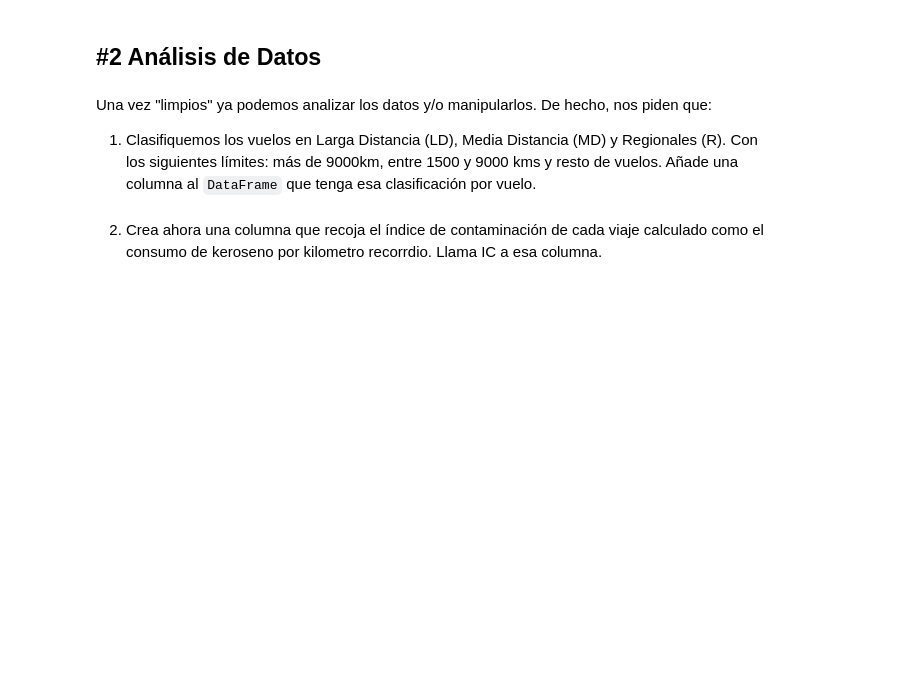
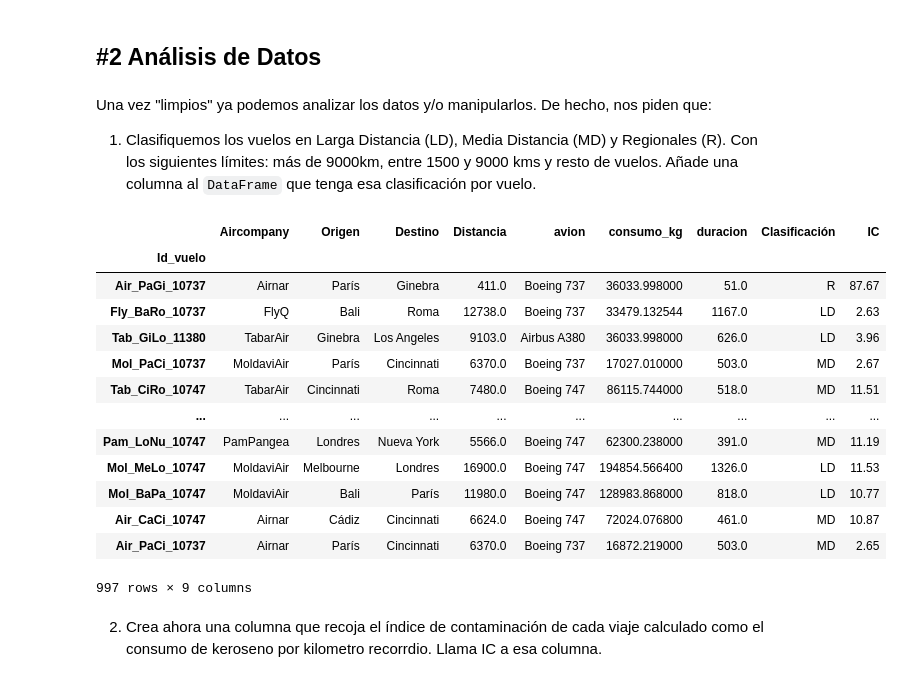
Before and after one commit to somm14/ONLINE_DS_THEBRIDGE_Soraya_M, a Jupyter notebook: 02_Programación_y_herramientas_avanzadas/Sprint_4/Unidad_2/Prueba_Obligatoria/18_Practica_Obligatoria_Pandas_II.ipynb, the cells around one changed output. Cells and saved outputs as stored; diff of their text form; code cells hidden in the pictures; blank space fills up the shorter version.

```diff
--- a/02_Programación_y_herramientas_avanzadas/Sprint_4/Unidad_2/Prueba_Obligatoria/18_Practica_Obligatoria_Pandas_II.ipynb
+++ b/02_Programación_y_herramientas_avanzadas/Sprint_4/Unidad_2/Prueba_Obligatoria/18_Practica_Obligatoria_Pandas_II.ipynb
@@ -133,0 +278,5 @@ La compañia que tiene más duplicados es MoldaviAir
+# %%
+df_viajes_aereos_2 = df_viajes_aereos_2.dropna(thresh=len(df_viajes_aereos.columns) - 2) #Aquí esta eliminando filas con más de dos valores NaN
+df_viajes_aereos_2
+
+#El resultado ha eliminad justo tres filas como lo que se averiguó en la anterior celda
@@ -136,2 +324,10 @@ La compañia que tiene más duplicados es MoldaviAir
 # %% [markdown]
 5. Sustituye los valores nulos por valores medios en las columnas numéricas que no puedas reconstruir. Se valorará hacerlo con más precisión que utilizar la media global, ¿se te ocurre como hacerlo más preciso?
+# %%
+# Es muy parecido cómo lo realicé en el apartado 1.1 de esta práctica pero ahora voy a sustituir los valores por la mediana.
+df_viajes_aereos_2.loc[df_viajes_aereos_2["duracion"].isna(), "duracion"] = df_viajes_aereos_2["duracion"].median()
+df_viajes_aereos_2.loc[df_viajes_aereos_2["Distancia"].isna(), "Distancia"] = df_viajes_aereos_2["Distancia"].median()
+df_viajes_aereos_2["consumo_kg"] = df_viajes_aereos_2["consumo_kg"].apply(reemplaza) # Aplico la función que cree en ese apartado para volver a sustuir las comas por los puntos
+df_viajes_aereos_2.loc[df_viajes_aereos_2["consumo_kg"].isna(), "consumo_kg"] = df_viajes_aereos_2["consumo_kg"].median()
+
+df_viajes_aereos_2.info() # No se muestran elementos nulos
@@ -141,0 +385,9 @@ La compañia que tiene más duplicados es MoldaviAir
+# %%
+def palabras_correctas (destino):
+    minusculas = destino.lower()
+    primera_mayus = minusculas.title()
+    return primera_mayus
+
+df_viajes_aereos_2["Destino"] = df_viajes_aereos_2["Destino"].apply(palabras_correctas)
+
+df_viajes_aereos_2["Destino"].unique()
@@ -145,5 +401,34 @@ La compañia que tiene más duplicados es MoldaviAir
 Una vez "limpios" ya podemos analizar los datos y/o manipularlos. De hecho, nos piden que:
 
 1. Clasifiquemos los vuelos en Larga Distancia (LD), Media Distancia (MD) y Regionales (R). Con los siguientes límites: más de 9000km, entre 1500 y 9000 kms y resto de vuelos. Añade una columna al `DataFrame` que tenga esa clasificación por vuelo.
+# %%
+df_viajes_aereos = df_viajes_aereos_2
+
+def tipo_distancia(distancia): # Creo la función
+    if distancia > 9000:
+        clasificacion = "LD"
+    elif distancia >= 1500:
+        clasificacion = "MD"
+    else:
+        clasificacion = "R"
+    return clasificacion
+# %%
+df_viajes_aereos["Clasificación"] = df_viajes_aereos["Distancia"].apply(tipo_distancia) # Lo aplico
+df_viajes_aereos
+# %% [output]
+|  | Aircompany | Origen | Destino | Distancia | avion | consumo_kg | duracion | Clasificación | IC |
+| Id_vuelo |  |  |  |  |  |  |  |  |  |
+| Air_PaGi_10737 | Airnar | París | Ginebra | 411.0 | Boeing 737 | 36033.998000 | 51.0 | R | 87.67 |
+| Fly_BaRo_10737 | FlyQ | Bali | Roma | 12738.0 | Boeing 737 | 33479.132544 | 1167.0 | LD | 2.63 |
+| Tab_GiLo_11380 | TabarAir | Ginebra | Los Angeles | 9103.0 | Airbus A380 | 36033.998000 | 626.0 | LD | 3.96 |
+| Mol_PaCi_10737 | MoldaviAir | París | Cincinnati | 6370.0 | Boeing 737 | 17027.010000 | 503.0 | MD | 2.67 |
+| Tab_CiRo_10747 | TabarAir | Cincinnati | Roma | 7480.0 | Boeing 747 | 86115.744000 | 518.0 | MD | 11.51 |
+| ... | ... | ... | ... | ... | ... | ... | ... | ... | ... |
+| Pam_LoNu_10747 | PamPangea | Londres | Nueva York | 5566.0 | Boeing 747 | 62300.238000 | 391.0 | MD | 11.19 |
+| Mol_MeLo_10747 | MoldaviAir | Melbourne | Londres | 16900.0 | Boeing 747 | 194854.566400 | 1326.0 | LD | 11.53 |
+| Mol_BaPa_10747 | MoldaviAir | Bali | París | 11980.0 | Boeing 747 | 128983.868000 | 818.0 | LD | 10.77 |
+| Air_CaCi_10747 | Airnar | Cádiz | Cincinnati | 6624.0 | Boeing 747 | 72024.076800 | 461.0 | MD | 10.87 |
+| Air_PaCi_10737 | Airnar | París | Cincinnati | 6370.0 | Boeing 737 | 16872.219000 | 503.0 | MD | 2.65 |
+997 rows × 9 columns
 # %% [markdown]
 2. Crea ahora una columna que recoja el índice de contaminación de cada viaje calculado como el consumo de keroseno por kilometro recorrdio. Llama IC a esa columna.
```
Also changed, not shown: parts of 32 cells of this notebook.
